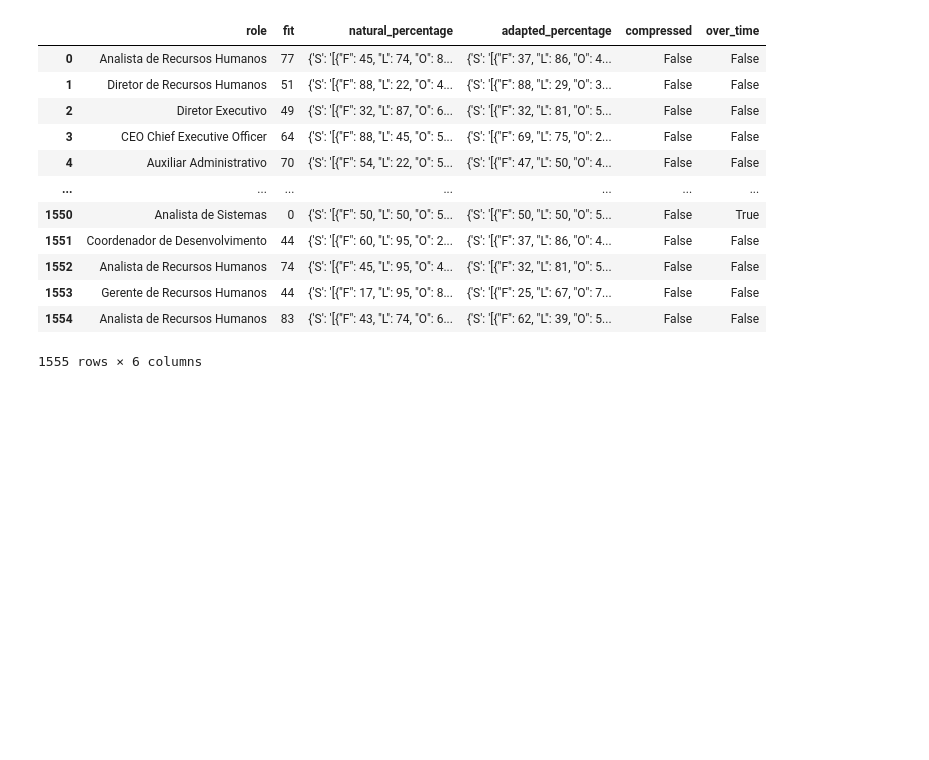
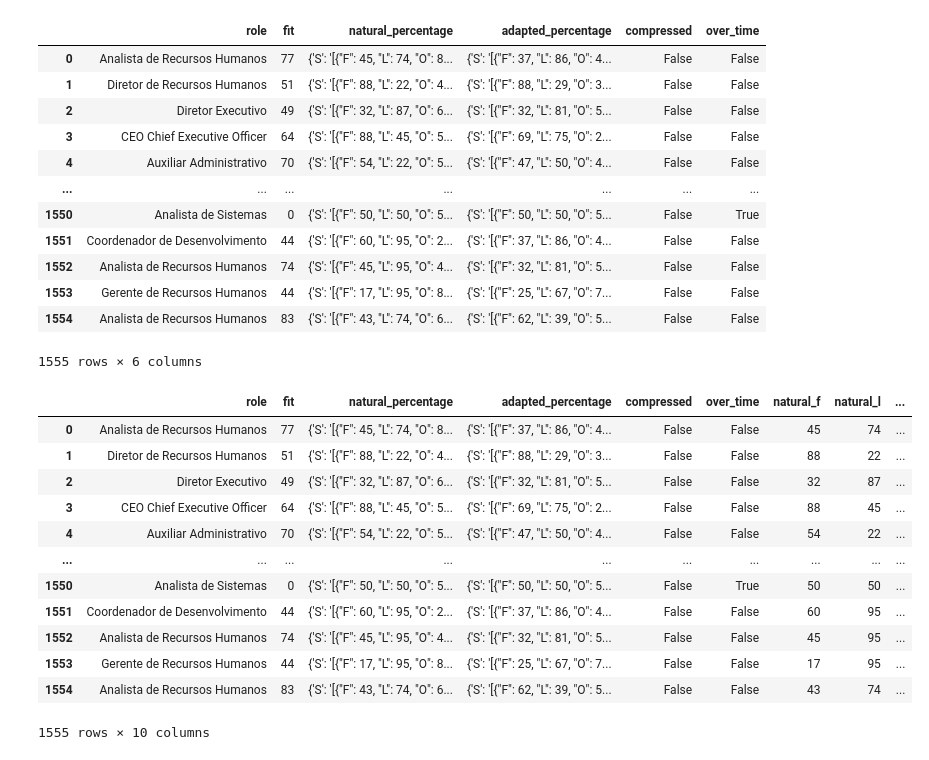
Before and after one commit to MachadoGabrielB/Bootcamp-Data-science, a Jupyter notebook: teste/aulas/2023.05.31 - aula Nopha/2023.05.31 - aula nopha.ipynb, the cells around one changed output. Drawn from its saved outputs; the diff is of its cells as text; code cells hidden in the pictures; blank space fills up the shorter version.

```diff
--- a/teste/aulas/2023.05.31 - aula Nopha/2023.05.31 - aula nopha.ipynb
+++ b/teste/aulas/2023.05.31 - aula Nopha/2023.05.31 - aula nopha.ipynb
@@ -113,3 +113,37 @@ data
 | 1553 | Gerente de Recursos Humanos | 44 | {'S': '[{"F": 17, "L": 95, "O": 8... | {'S': '[{"F": 25, "L": 67, "O": 7... | False | False |
 | 1554 | Analista de Recursos Humanos | 83 | {'S': '[{"F": 43, "L": 74, "O": 6... | {'S': '[{"F": 62, "L": 39, "O": 5... | False | False |
 1555 rows × 6 columns
+# %%
+series = data["natural_percentage"].apply( lambda x: eval(x))
+# %%
+dic = {
+    "F" : [],
+    "L" : [],
+    "O" : [],
+    "W" : []
+}
+for line in list(series) :
+    list_ = line["S"]
+    dict_ = eval(list_)[0]
+
+    for key, values in dict_.items() :
+        dic[key].append(values)
+
+for key, value in dic.items() :
+    data[f"natural_{key.lower()}"] = value
+# %%
+data
+# %% [output]
+|  | role | fit | natural_percentage | adapted_percentage | compressed | over_time | natural_f | natural_l | ... |
+| 0 | Analista de Recursos Humanos | 77 | {'S': '[{"F": 45, "L": 74, "O": 8... | {'S': '[{"F": 37, "L": 86, "O": 4... | False | False | 45 | 74 | ... |
+| 1 | Diretor de Recursos Humanos | 51 | {'S': '[{"F": 88, "L": 22, "O": 4... | {'S': '[{"F": 88, "L": 29, "O": 3... | False | False | 88 | 22 | ... |
+| 2 | Diretor Executivo | 49 | {'S': '[{"F": 32, "L": 87, "O": 6... | {'S': '[{"F": 32, "L": 81, "O": 5... | False | False | 32 | 87 | ... |
+| 3 | CEO Chief Executive Officer | 64 | {'S': '[{"F": 88, "L": 45, "O": 5... | {'S': '[{"F": 69, "L": 75, "O": 2... | False | False | 88 | 45 | ... |
+| 4 | Auxiliar Administrativo | 70 | {'S': '[{"F": 54, "L": 22, "O": 5... | {'S': '[{"F": 47, "L": 50, "O": 4... | False | False | 54 | 22 | ... |
+| ... | ... | ... | ... | ... | ... | ... | ... | ... | ... |
+| 1550 | Analista de Sistemas | 0 | {'S': '[{"F": 50, "L": 50, "O": 5... | {'S': '[{"F": 50, "L": 50, "O": 5... | False | True | 50 | 50 | ... |
+| 1551 | Coordenador de Desenvolvimento | 44 | {'S': '[{"F": 60, "L": 95, "O": 2... | {'S': '[{"F": 37, "L": 86, "O": 4... | False | False | 60 | 95 | ... |
+| 1552 | Analista de Recursos Humanos | 74 | {'S': '[{"F": 45, "L": 95, "O": 4... | {'S': '[{"F": 32, "L": 81, "O": 5... | False | False | 45 | 95 | ... |
+| 1553 | Gerente de Recursos Humanos | 44 | {'S': '[{"F": 17, "L": 95, "O": 8... | {'S': '[{"F": 25, "L": 67, "O": 7... | False | False | 17 | 95 | ... |
+| 1554 | Analista de Recursos Humanos | 83 | {'S': '[{"F": 43, "L": 74, "O": 6... | {'S': '[{"F": 62, "L": 39, "O": 5... | False | False | 43 | 74 | ... |
+1555 rows × 10 columns
```
Also changed, not shown: parts of 3 cells of this notebook.
